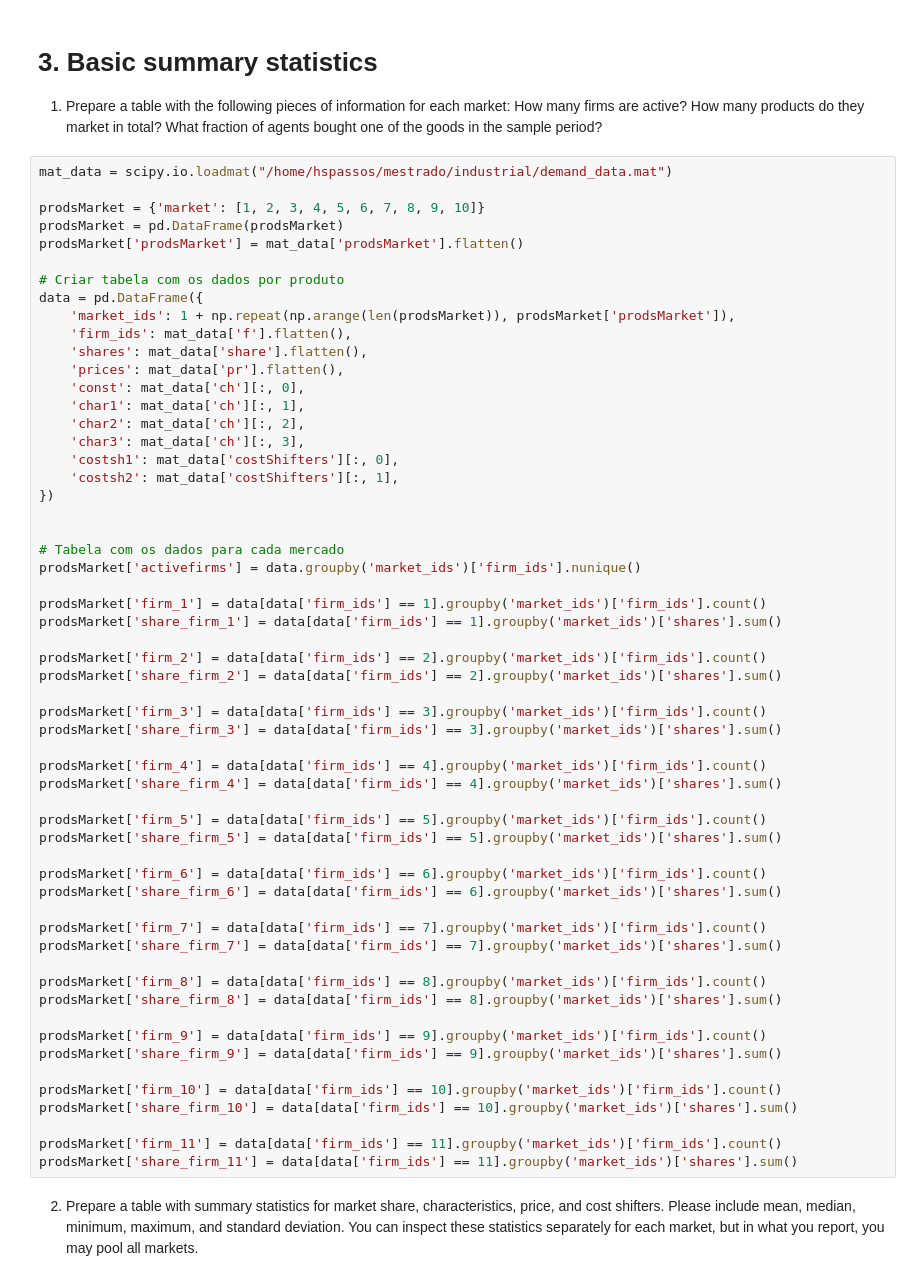
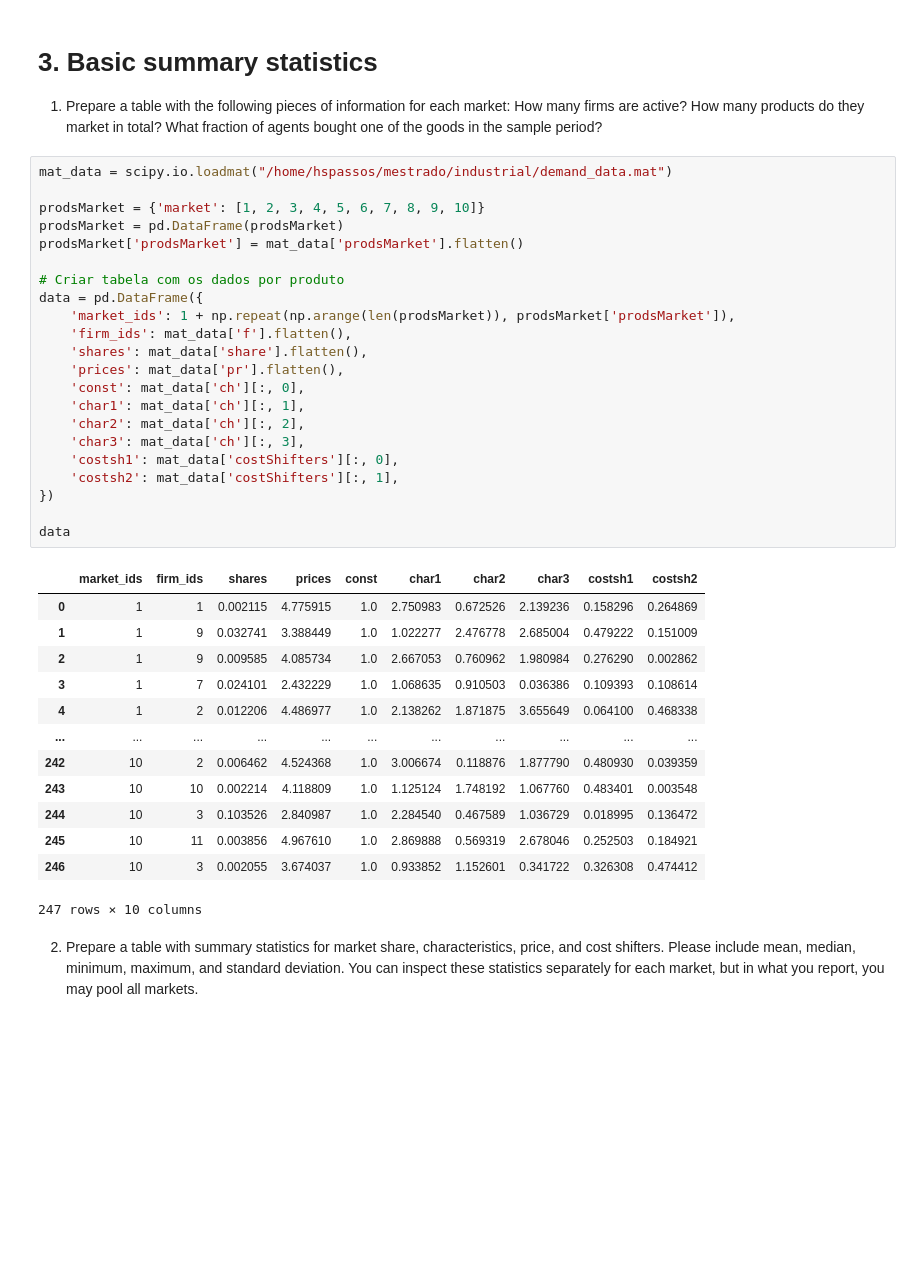
Before and after one commit to hspassos/BLP, a Jupyter notebook: blp.ipynb, the cells around one changed output. Drawn from its saved outputs; the diff is of its cells as text; blank space fills up the shorter version.

```diff
--- a/blp.ipynb
+++ b/blp.ipynb
@@ -28,60 +35,39 @@ For the empirical exercise, we are giving you data on T = 10 markets. In these m
 # %%
 mat_data = scipy.io.loadmat("/home/hspassos/mestrado/industrial/demand_data.mat")
 
 prodsMarket = {'market': [1, 2, 3, 4, 5, 6, 7, 8, 9, 10]}
 prodsMarket = pd.DataFrame(prodsMarket)
 prodsMarket['prodsMarket'] = mat_data['prodsMarket'].flatten()
 
 # Criar tabela com os dados por produto
 data = pd.DataFrame({
     'market_ids': 1 + np.repeat(np.arange(len(prodsMarket)), prodsMarket['prodsMarket']),
     'firm_ids': mat_data['f'].flatten(),
     'shares': mat_data['share'].flatten(),
     'prices': mat_data['pr'].flatten(),
     'const': mat_data['ch'][:, 0],
     'char1': mat_data['ch'][:, 1],
     'char2': mat_data['ch'][:, 2],
     'char3': mat_data['ch'][:, 3],
     'costsh1': mat_data['costShifters'][:, 0],
     'costsh2': mat_data['costShifters'][:, 1],
 })
 
-
-# Tabela com os dados para cada mercado
-prodsMarket['activefirms'] = data.groupby('market_ids')['firm_ids'].nunique()
-
-prodsMarket['firm_1'] = data[data['firm_ids'] == 1].groupby('market_ids')['firm_ids'].count()
-prodsMarket['share_firm_1'] = data[data['firm_ids'] == 1].groupby('market_ids')['shares'].sum()
-
-prodsMarket['firm_2'] = data[data['firm_ids'] == 2].groupby('market_ids')['firm_ids'].count()
-prodsMarket['share_firm_2'] = data[data['firm_ids'] == 2].groupby('market_ids')['shares'].sum()
-
-prodsMarket['firm_3'] = data[data['firm_ids'] == 3].groupby('market_ids')['firm_ids'].count()
-prodsMarket['share_firm_3'] = data[data['firm_ids'] == 3].groupby('market_ids')['shares'].sum()
-
-prodsMarket['firm_4'] = data[data['firm_ids'] == 4].groupby('market_ids')['firm_ids'].count()
-prodsMarket['share_firm_4'] = data[data['firm_ids'] == 4].groupby('market_ids')['shares'].sum()
-
-prodsMarket['firm_5'] = data[data['firm_ids'] == 5].groupby('market_ids')['firm_ids'].count()
-prodsMarket['share_firm_5'] = data[data['firm_ids'] == 5].groupby('market_ids')['shares'].sum()
-
-prodsMarket['firm_6'] = data[data['firm_ids'] == 6].groupby('market_ids')['firm_ids'].count()
-prodsMarket['share_firm_6'] = data[data['firm_ids'] == 6].groupby('market_ids')['shares'].sum()
-
-prodsMarket['firm_7'] = data[data['firm_ids'] == 7].groupby('market_ids')['firm_ids'].count()
-prodsMarket['share_firm_7'] = data[data['firm_ids'] == 7].groupby('market_ids')['shares'].sum()
-
-prodsMarket['firm_8'] = data[data['firm_ids'] == 8].groupby('market_ids')['firm_ids'].count()
-prodsMarket['share_firm_8'] = data[data['firm_ids'] == 8].groupby('market_ids')['shares'].sum()
-
-prodsMarket['firm_9'] = data[data['firm_ids'] == 9].groupby('market_ids')['firm_ids'].count()
-prodsMarket['share_firm_9'] = data[data['firm_ids'] == 9].groupby('market_ids')['shares'].sum()
-
-prodsMarket['firm_10'] = data[data['firm_ids'] == 10].groupby('market_ids')['firm_ids'].count()
-prodsMarket['share_firm_10'] = data[data['firm_ids'] == 10].groupby('market_ids')['shares'].sum()
-
-prodsMarket['firm_11'] = data[data['firm_ids'] == 11].groupby('market_ids')['firm_ids'].count()
-prodsMarket['share_firm_11'] = data[data['firm_ids'] == 11].groupby('market_ids')['shares'].sum()
+data
+# %% [output]
+|  | market_ids | firm_ids | shares | prices | const | char1 | char2 | char3 | costsh1 | costsh2 |
+| 0 | 1 | 1 | 0.002115 | 4.775915 | 1.0 | 2.750983 | 0.672526 | 2.139236 | 0.158296 | 0.264869 |
+| 1 | 1 | 9 | 0.032741 | 3.388449 | 1.0 | 1.022277 | 2.476778 | 2.685004 | 0.479222 | 0.151009 |
+| 2 | 1 | 9 | 0.009585 | 4.085734 | 1.0 | 2.667053 | 0.760962 | 1.980984 | 0.276290 | 0.002862 |
+| 3 | 1 | 7 | 0.024101 | 2.432229 | 1.0 | 1.068635 | 0.910503 | 0.036386 | 0.109393 | 0.108614 |
+| 4 | 1 | 2 | 0.012206 | 4.486977 | 1.0 | 2.138262 | 1.871875 | 3.655649 | 0.064100 | 0.468338 |
+| ... | ... | ... | ... | ... | ... | ... | ... | ... | ... | ... |
+| 242 | 10 | 2 | 0.006462 | 4.524368 | 1.0 | 3.006674 | 0.118876 | 1.877790 | 0.480930 | 0.039359 |
+| 243 | 10 | 10 | 0.002214 | 4.118809 | 1.0 | 1.125124 | 1.748192 | 1.067760 | 0.483401 | 0.003548 |
+| 244 | 10 | 3 | 0.103526 | 2.840987 | 1.0 | 2.284540 | 0.467589 | 1.036729 | 0.018995 | 0.136472 |
+| 245 | 10 | 11 | 0.003856 | 4.967610 | 1.0 | 2.869888 | 0.569319 | 2.678046 | 0.252503 | 0.184921 |
+| 246 | 10 | 3 | 0.002055 | 3.674037 | 1.0 | 0.933852 | 1.152601 | 0.341722 | 0.326308 | 0.474412 |
+247 rows × 10 columns
 # %% [markdown]
 2. Prepare a table with summary statistics for market share, characteristics, price, and cost shifters. Please include mean, median, minimum, maximum, and standard deviation. You can inspect these statistics separately for each market, but in what you report, you may pool all markets.
 # %%
```
Also changed, not shown: parts of 13 cells of this notebook, 7 other files.
